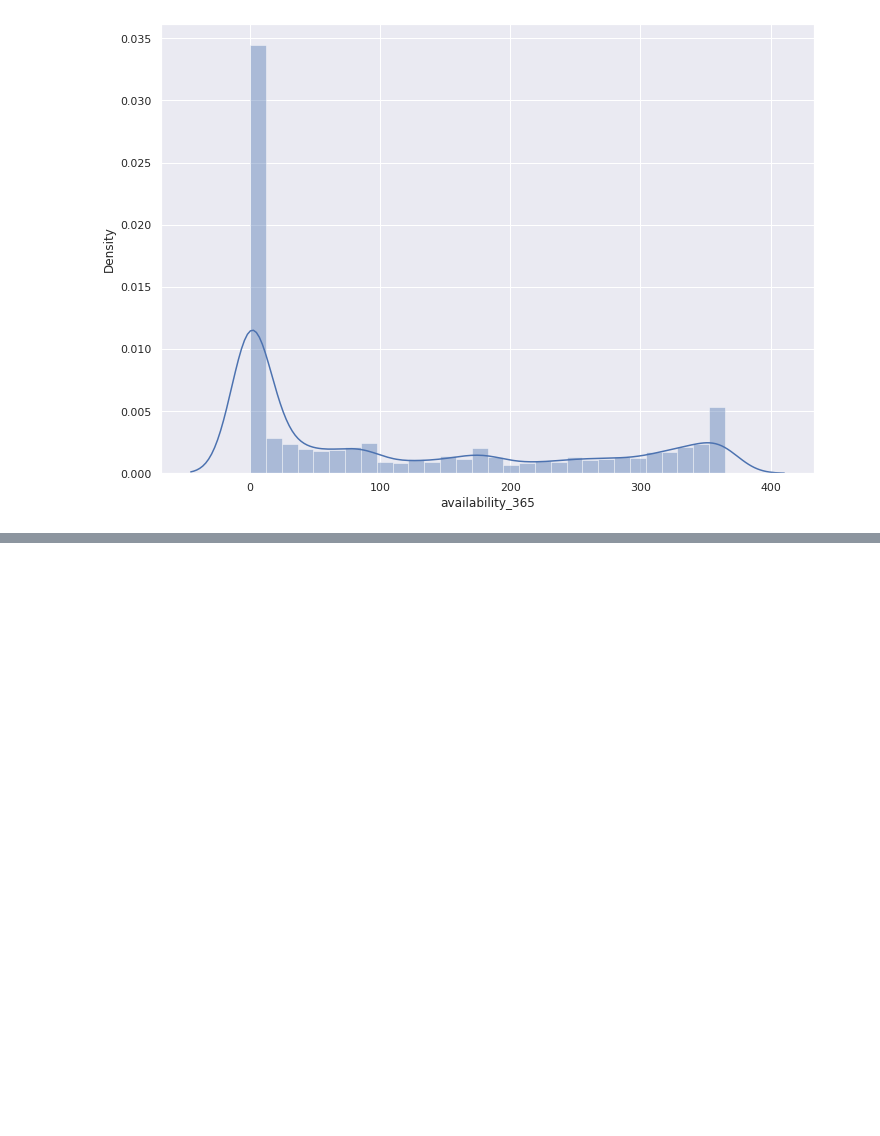
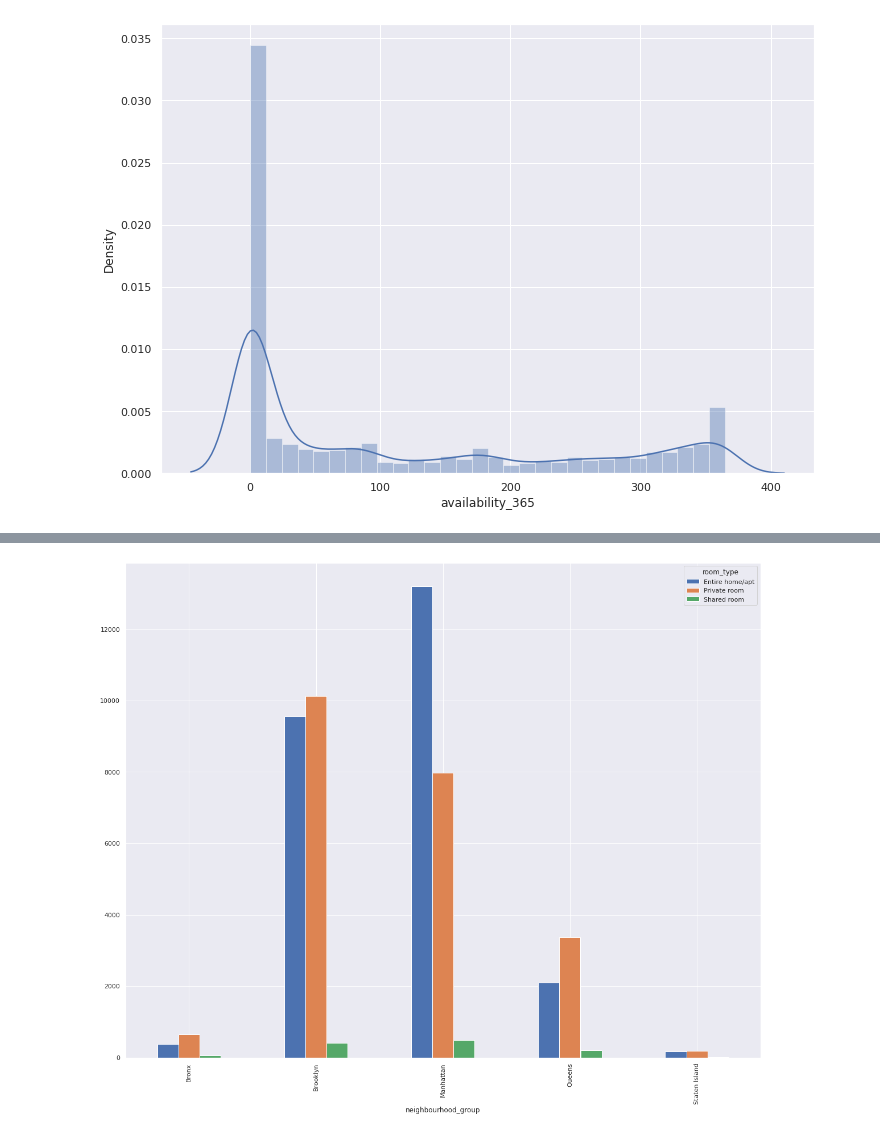
Before and after one commit to dushyantmaharshi/AirBnb-Data-Analysis, a Jupyter notebook: Airbnb_Bookings_Analysis_Capstone_Project_1_.ipynb, the cells around one changed output, grey strips where cells are left out. Drawn from its saved outputs; the diff is of its cells as text; code cells hidden in the pictures; blank space fills up the shorter version.

```diff
--- a/Airbnb_Bookings_Analysis_Capstone_Project_1_.ipynb
+++ b/Airbnb_Bookings_Analysis_Capstone_Project_1_.ipynb
@@ -280,0 +341,3 @@ for i in df.columns:
+# %%
+count_room_type = pd.DataFrame(df.groupby(['neighbourhood_group'])['room_type'].value_counts().unstack())
+count_room_type
@@ -280,0 +352,5 @@ for i in df.columns:
+# %%
+count_room_type.plot.bar()
+plt.show()
+# %% [output]
+[figure, added]
```
Also changed, not shown: parts of 10 cells of this notebook.
